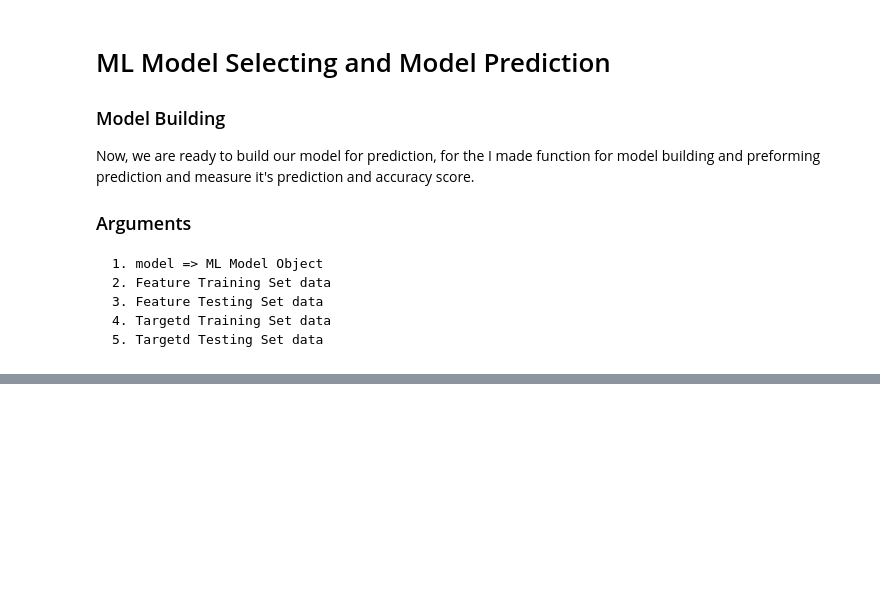
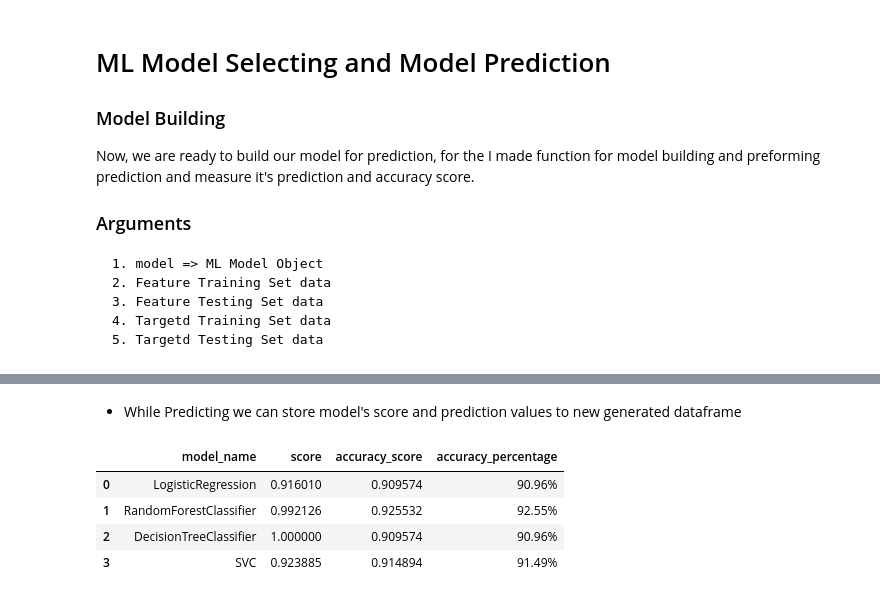
Before and after one commit to adilrasheed139/Breast-Cancer-Prediction, a Jupyter notebook: Predication model.ipynb, the cells around one changed output, grey strips where cells are left out. Drawn from its saved outputs; the diff is of its cells as text; code cells hidden in the pictures; blank space fills up the shorter version.

```diff
--- a/Predication model.ipynb
+++ b/Predication model.ipynb
@@ -487,3 +487,17 @@ Now, we are ready to build our model for prediction, for the I made function for
     3. Feature Testing Set data
     4. Targetd Training Set data
     5. Targetd Testing Set data
+# %%
+def model_building(model, X_train, X_test, y_train, y_test):
+    """
+
+    Model Fitting, Prediction And Other stuff
+    return ('score', 'accuracy_score', 'predictions' )
+    """
+
+    model.fit(X_train, y_train)
+    score = model.score(X_train, y_train)
+    predictions = model.predict(X_test)
+    accuracy = accuracy_score(predictions, y_test)
+
+    return (score, accuracy, predictions)
@@ -489,0 +506,8 @@ Now, we are ready to build our model for prediction, for the I made function for
+# %%
+models_list = {
+    "LogisticRegression" :  LogisticRegression(),
+    "RandomForestClassifier" :  RandomForestClassifier(n_estimators=10, criterion='entropy', random_state=5),
+    "DecisionTreeClassifier" :  DecisionTreeClassifier(criterion='entropy', random_state=0),
+    "SVC" :  SVC(),
+}
+models_list
@@ -489,0 +599,10 @@ Now, we are ready to build our model for prediction, for the I made function for
+# %% [markdown]
+- While Predicting we can store model's score and prediction values to new generated dataframe
+# %%
+df_pred
+# %% [output]
+|  | model_name | score | accuracy_score | accuracy_percentage |
+| 0 | LogisticRegression | 0.916010 | 0.909574 | 90.96% |
+| 1 | RandomForestClassifier | 0.992126 | 0.925532 | 92.55% |
+| 2 | DecisionTreeClassifier | 1.000000 | 0.909574 | 90.96% |
+| 3 | SVC | 0.923885 | 0.914894 | 91.49% |
```
Also changed, not shown: parts of 25 cells of this notebook.
